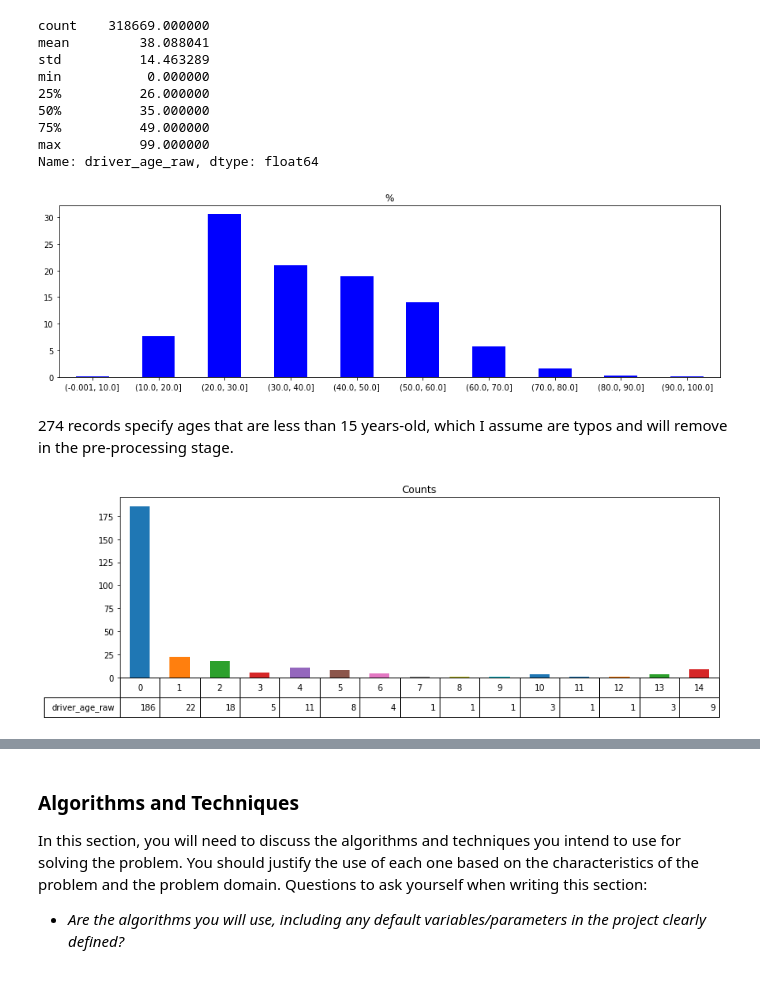
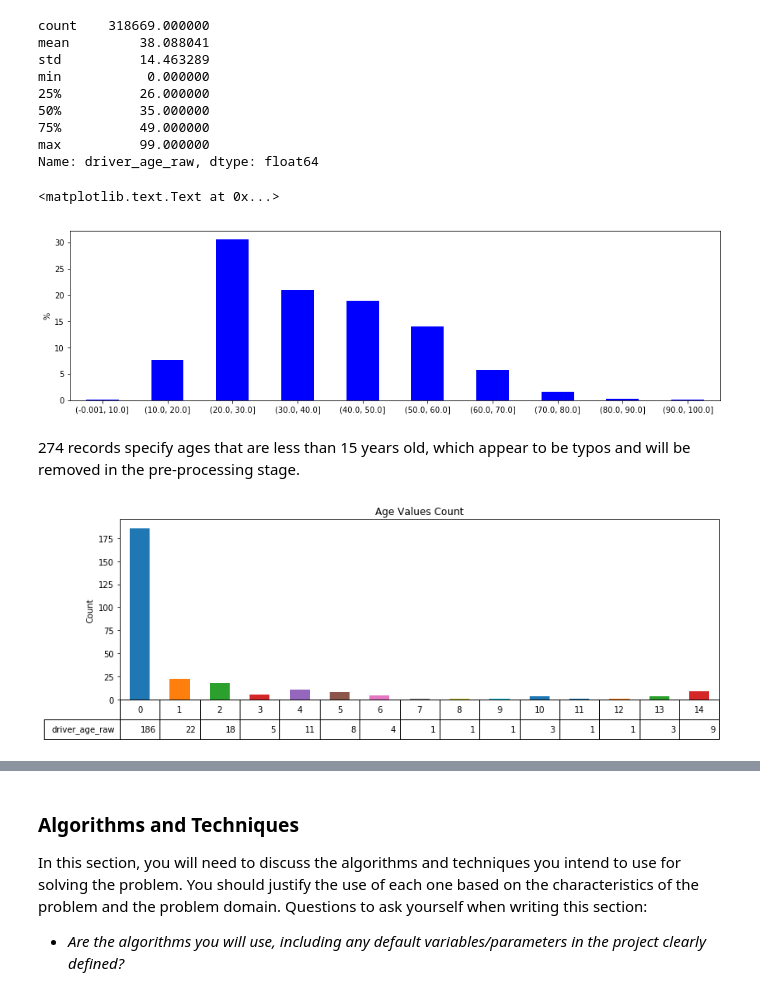
Before and after one commit to patrickmpoon/machine-learning, a Jupyter notebook: projects/capstone/Traffic_Stop_Outcome_Predictor.ipynb, the cells around one changed output, grey strips where cells are left out. Saved outputs shown, nothing was run; the diff lists cells and outputs as text; code cells hidden in the pictures.

```diff
--- a/projects/capstone/Traffic_Stop_Outcome_Predictor.ipynb
+++ b/projects/capstone/Traffic_Stop_Outcome_Predictor.ipynb
@@ -323,16 +407,19 @@ max          99.000000
 Name: driver_age_raw, dtype: float64
 # %%
 age_bins = pd.cut(df['driver_age_raw'], bins=[0, 10, 20, 30, 40, 50, 60, 70, 80, 90, 100], include_lowest=True)
-ax = age_bins.value_counts(sort=False, normalize=True).mul(100).plot.bar(rot=0, color="b", figsize=(15,4), title='%')
+ax = age_bins.value_counts(sort=False, normalize=True).mul(100).plot.bar(rot=0, color="b", figsize=(15,4))
+ax.axes.set_ylabel('%')
 # %% [output]
+<matplotlib.text.Text at 0x...>
-[figure, old version]
+[figure, new version]
 # %% [markdown]
-274 records specify ages that are less than 15 years-old, which I assume are typos and will remove in the pre-processing stage.
+274 records specify ages that are less than 15 years old, which appear to be typos and will be removed in the pre-processing stage.
 # %%
-weird_ages = df[df["driver_age_raw"] < 15]['driver_age_raw'].value_counts(sort=False).plot.bar(figsize=(13, 4), table=True, title='Counts')
+weird_ages = df[df["driver_age_raw"] < 15]['driver_age_raw'].value_counts(sort=False).plot.bar(figsize=(13, 4), table=True, title='Age Values Count')
 xaxis = weird_ages.axes.get_xaxis()
 xaxis.set_visible(False)
+weird_ages.axes.set_ylabel('Count')
 table = weird_ages.tables[0]
 table.scale(1, 2)
 # %% [output]
-[figure, old version]
+[figure, new version]
```
Also changed, not shown: parts of 37 cells of this notebook.
